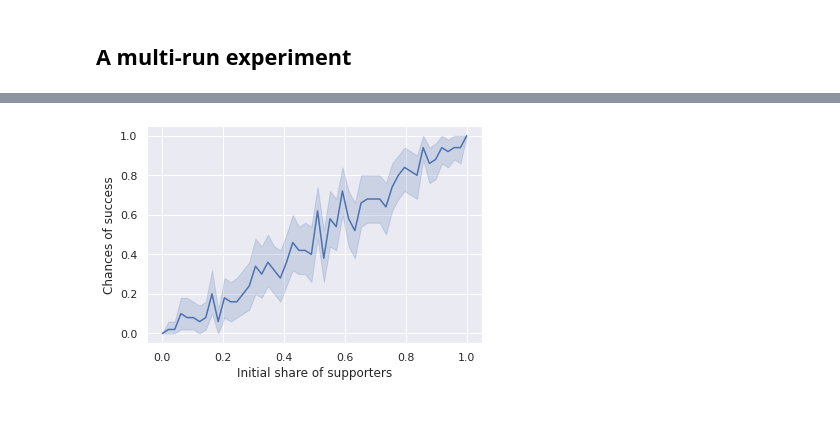
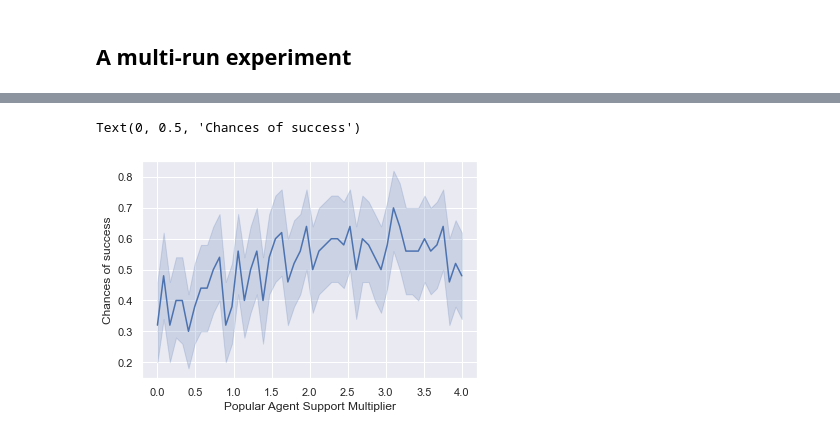
Before and after one commit to jofmi/ses_modeling_course, a Jupyter notebook: 05_Social_Support_ABM.ipynb, the cells around one changed output, grey strips where cells are left out. Saved outputs shown, nothing was run; the diff lists cells and outputs as text; code cells hidden in the pictures.

Commit message:
Adapt model for popular agent support

```diff
--- a/05_Social_Support_ABM.ipynb
+++ b/05_Social_Support_ABM.ipynb
@@ -113,17 +148,23 @@ ax = results.variables.SupportModel.plot()
 # %% [markdown]
 ## A multi-run experiment
 # %%
+# (sheridan) here we're now keeping the initial support constant at an average of 0.5 (where the previous model showed approximately
+# a 50% chance of success) and varying the popular_agent_support_multiplier - i.e. how much more or less the popular agents support
+# the cause compared to the average
 sample_parameters = {
-    'steps': 100,
-    'n_agents': 100,
-    'n_friends': 2,
-    'network_randomness': 0.5,
-    'initial_support': ap.Range(0, 1),
-    'random_encounters': 1
+    "steps": 100,
+    "n_agents": 100,
+    "n_friends": 2,
+    "network_randomness": 0.5,
+    "initial_support": 0.5,
+    "popular_agent_support_multiplier": ap.Range(0, 4),
+    "random_encounters": 1,
 }
 # %%
 sample = ap.Sample(sample_parameters, n=50)
 exp = ap.Experiment(SupportModel, sample, iterations=50)
-results = exp.run()
+# (sheridan) add parallel processing as the experiments now all take longer. use half of available cores.
+cores_for_exp = int(os.cpu_count() / 2)
+results = exp.run(n_jobs=cores_for_exp, verbose=1)
 # %% [output]
 Scheduled runs: 2500
@@ -133,11 +182,10 @@ Run time: 0:04:05.299086
 # %%
 ax = sns.lineplot(
-    data=results.arrange_reporters(),
-    x='initial_support',
-    y='success'
+    data=results.arrange_reporters(), x="popular_agent_support_multiplier", y="success"
 )
-ax.set_xlabel('Initial share of supporters')
-ax.set_ylabel('Chances of success');
+ax.set_xlabel("Popular Agent Support Multiplier")
+ax.set_ylabel("Chances of success")
 # %% [output]
+Text(0, 0.5, 'Chances of success')
-[figure, old version]
+[figure, new version]
 # %% [markdown]
```
Also changed, not shown: parts of 17 cells of this notebook.
